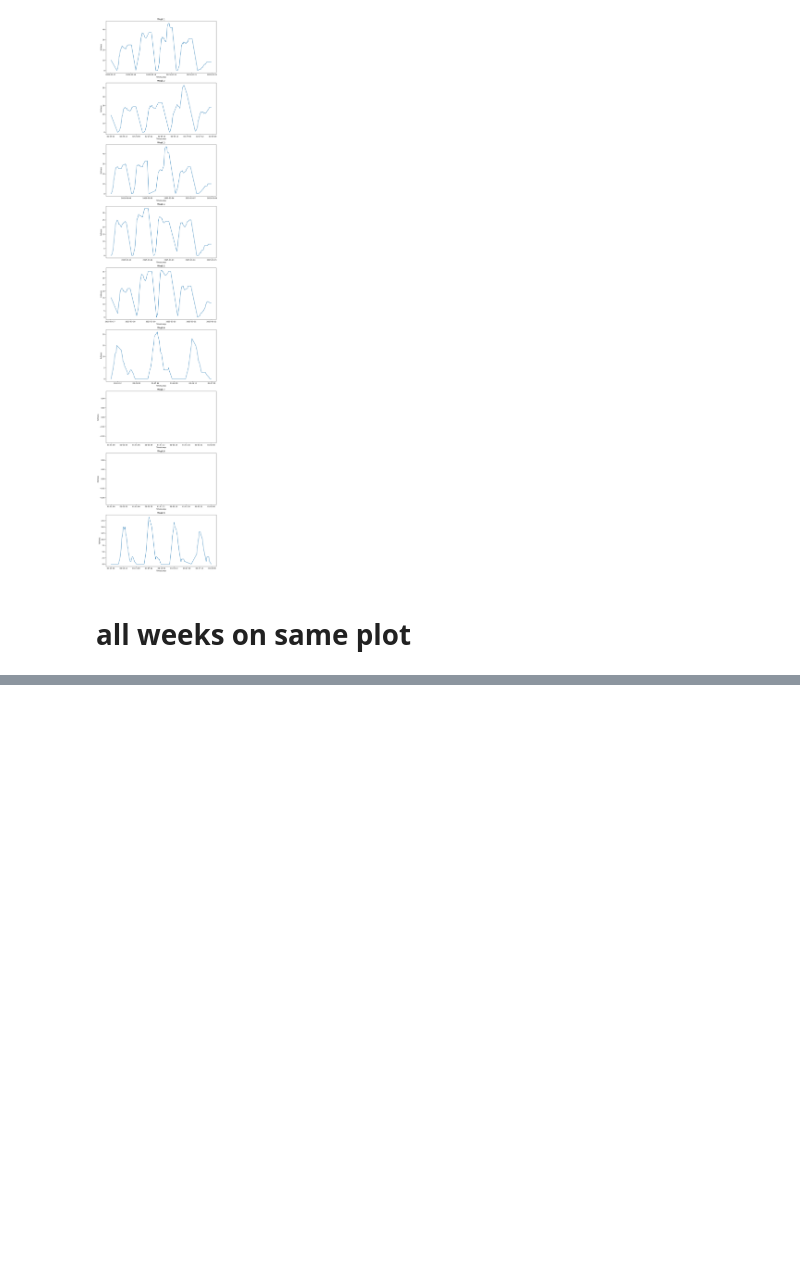
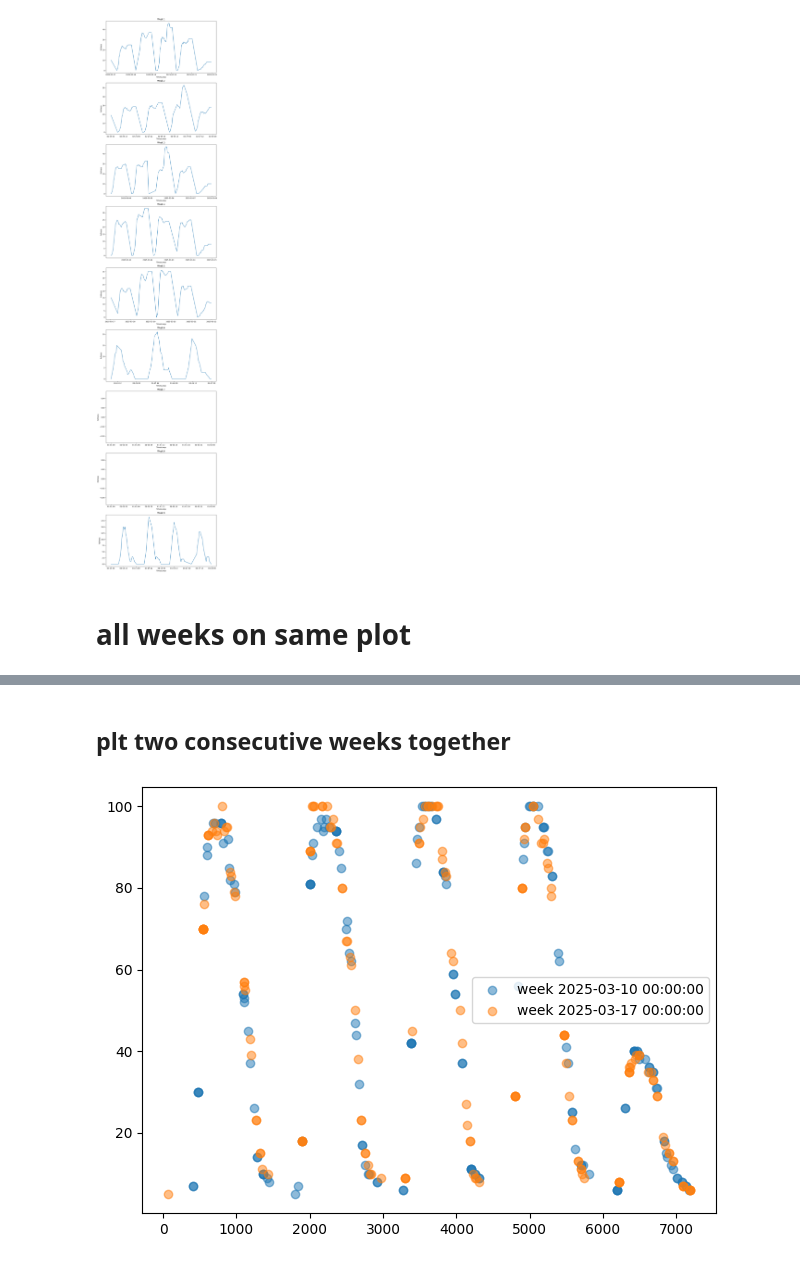
Before and after one commit to FardinHaque60/ParkPredict_Experiments, a Jupyter notebook: data_viz/week_scatter_plot.ipynb, the cells around one changed output, grey strips where cells are left out. Drawn from its saved outputs; the diff is of its cells as text; code cells hidden in the pictures; blank space fills up the shorter version.

```diff
--- a/data_viz/week_scatter_plot.ipynb
+++ b/data_viz/week_scatter_plot.ipynb
@@ -114,0 +106,6 @@ plot_first_and_last(start_dates, north_data)
+# %% [markdown]
+## plt two consecutive weeks together
+# %%
+same_plot ([start_dates[-6], start_dates[-5]], [north_data[-6], north_data[-5]])
+# %% [output]
+[figure, added]
```
Also changed, not shown: parts of 5 cells of this notebook, 2 other files.
